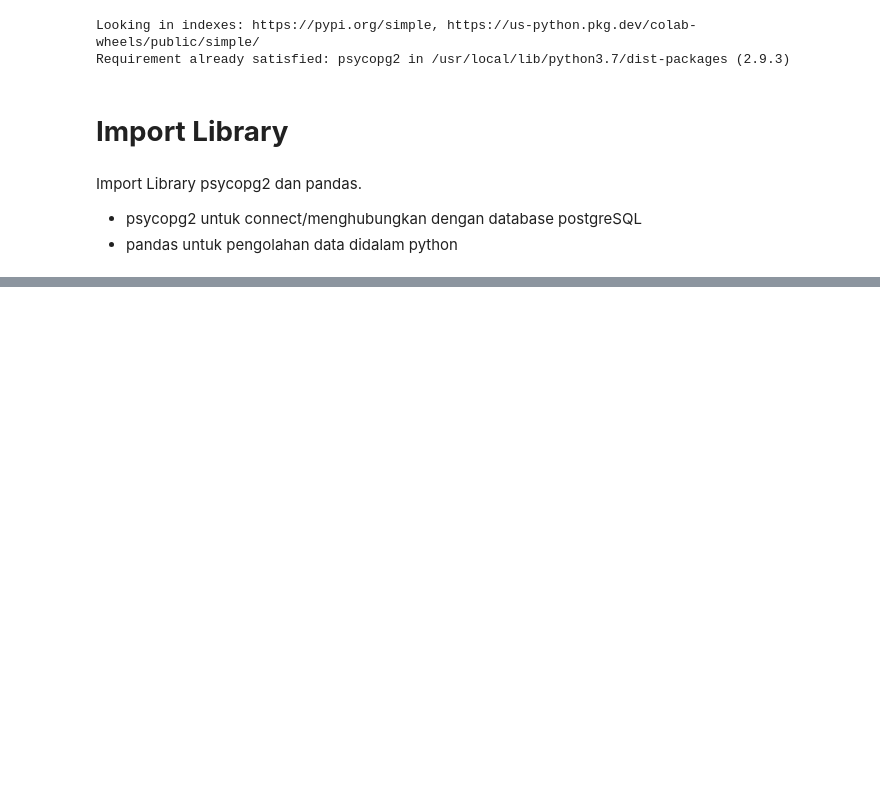
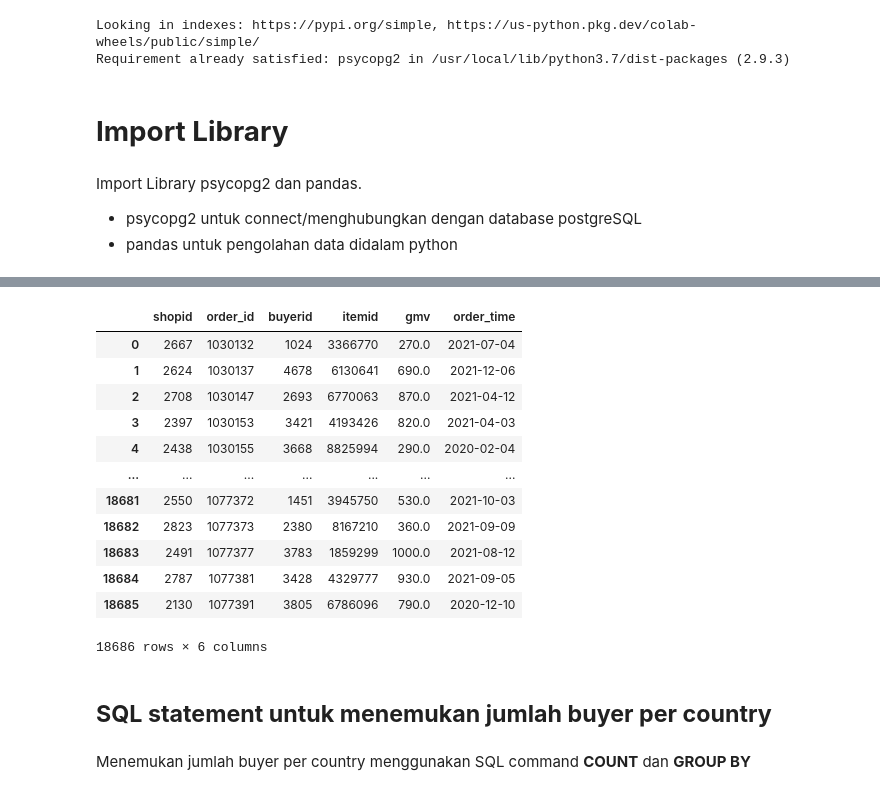
Before and after one commit to frfusch21/Praktek_Git_SQL, a Jupyter notebook: SQL_&_Python_Introduction.ipynb, the cells around one changed output, grey strips where cells are left out. Cells and saved outputs as stored; diff of their text form; code cells hidden in the pictures; blank space fills up the shorter version.

```diff
--- a/SQL_&_Python_Introduction.ipynb
+++ b/SQL_&_Python_Introduction.ipynb
@@ -40,0 +78,23 @@ table_user
+# %%
+sql3 = """SELECT *
+         FROM public.order_tab;"""
+table_order = pd.read_sql_query(sql3,conn)
+table_order
+# %% [output]
+|  | shopid | order_id | buyerid | itemid | gmv | order_time |
+| 0 | 2667 | 1030132 | 1024 | 3366770 | 270.0 | 2021-07-04 |
+| 1 | 2624 | 1030137 | 4678 | 6130641 | 690.0 | 2021-12-06 |
+| 2 | 2708 | 1030147 | 2693 | 6770063 | 870.0 | 2021-04-12 |
+| 3 | 2397 | 1030153 | 3421 | 4193426 | 820.0 | 2021-04-03 |
+| 4 | 2438 | 1030155 | 3668 | 8825994 | 290.0 | 2020-02-04 |
+| ... | ... | ... | ... | ... | ... | ... |
+| 18681 | 2550 | 1077372 | 1451 | 3945750 | 530.0 | 2021-10-03 |
+| 18682 | 2823 | 1077373 | 2380 | 8167210 | 360.0 | 2021-09-09 |
+| 18683 | 2491 | 1077377 | 3783 | 1859299 | 1000.0 | 2021-08-12 |
+| 18684 | 2787 | 1077381 | 3428 | 4329777 | 930.0 | 2021-09-05 |
+| 18685 | 2130 | 1077391 | 3805 | 6786096 | 790.0 | 2020-12-10 |
+18686 rows × 6 columns
+# %% [markdown]
+## **SQL statement untuk menemukan jumlah buyer per country**
+# %% [markdown]
+Menemukan jumlah buyer per country menggunakan SQL command **COUNT** dan **GROUP BY**
```
Also changed, not shown: parts of 18 cells of this notebook.
